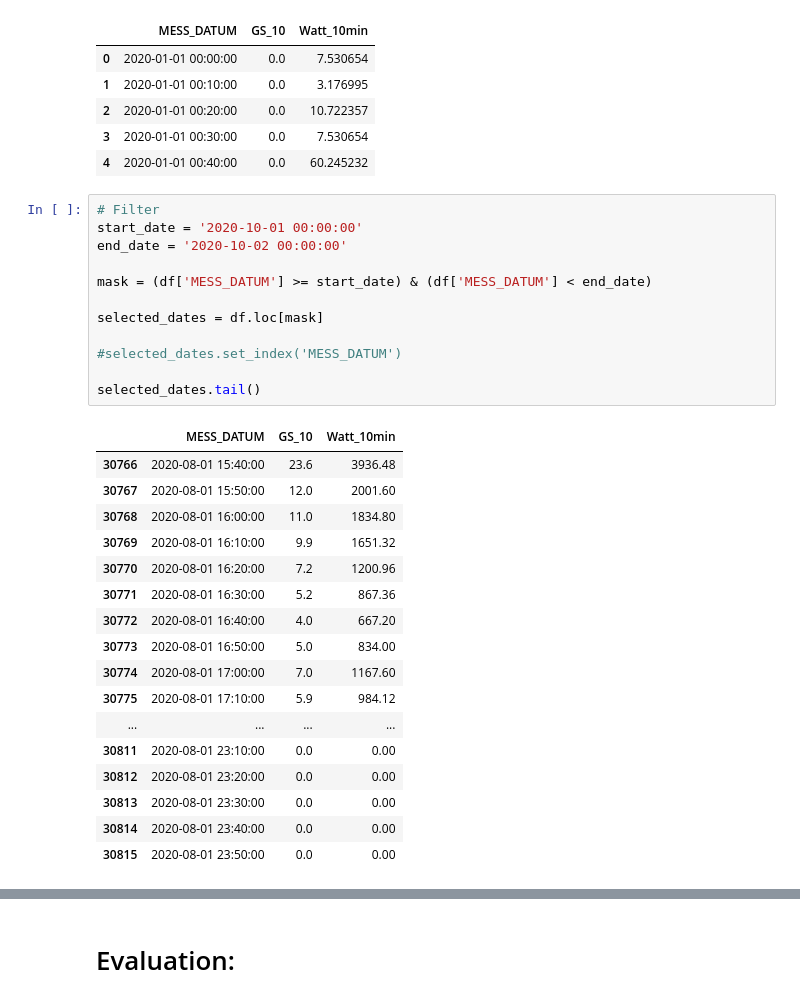
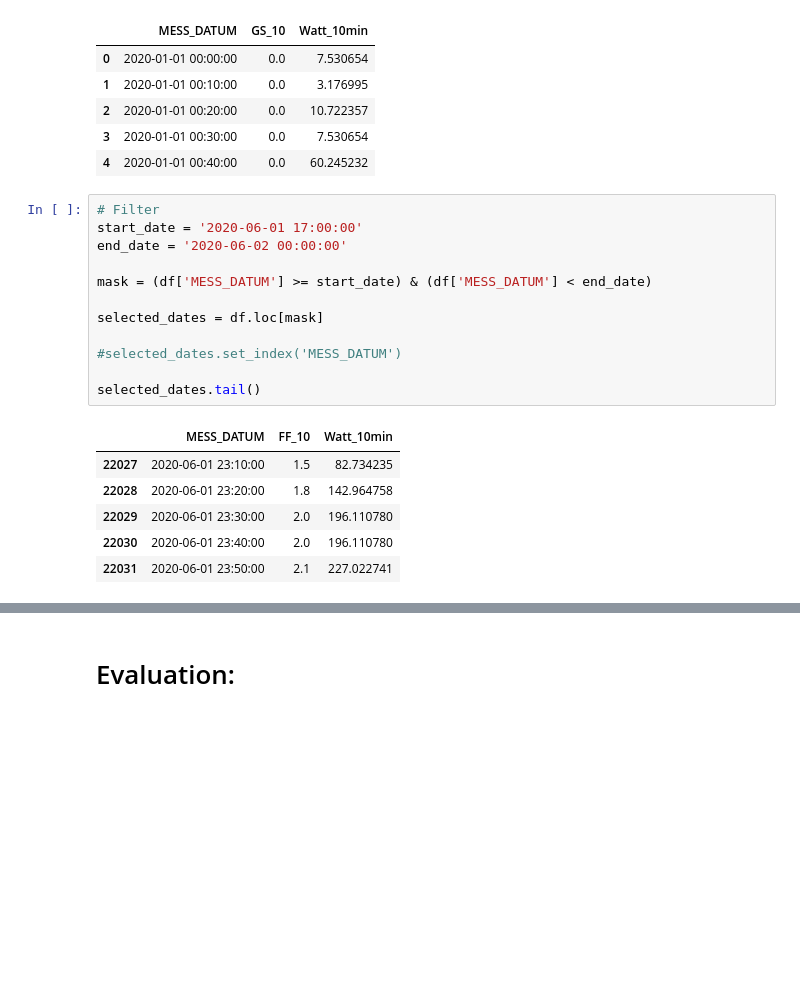
Before and after one commit to 7imo/green-k8s-energy-management, a Jupyter notebook: evaluation/5.2/graphs.ipynb, the cells around one changed output, grey strips where cells are left out. Drawn from its saved outputs; the diff is of its cells as text; blank space fills up the shorter version.

```diff
--- a/evaluation/5.2/graphs.ipynb
+++ b/evaluation/5.2/graphs.ipynb
@@ -69,34 +69,23 @@ mixed.head()
 | 4 | 2020-01-01 00:40:00 | 0.0 | 60.245232 |
 # %%
 # Filter
-start_date = '2020-10-01 00:00:00'
-end_date = '2020-10-02 00:00:00'
+start_date = '2020-06-01 17:00:00'
+end_date = '2020-06-02 00:00:00'
 
 mask = (df['MESS_DATUM'] >= start_date) & (df['MESS_DATUM'] < end_date)
 
 selected_dates = df.loc[mask]
 
 #selected_dates.set_index('MESS_DATUM')
 
 selected_dates.tail()
 # %% [output]
-|  | MESS_DATUM | GS_10 | Watt_10min |
-| 30766 | 2020-08-01 15:40:00 | 23.6 | 3936.48 |
-| 30767 | 2020-08-01 15:50:00 | 12.0 | 2001.60 |
-| 30768 | 2020-08-01 16:00:00 | 11.0 | 1834.80 |
-| 30769 | 2020-08-01 16:10:00 | 9.9 | 1651.32 |
-| 30770 | 2020-08-01 16:20:00 | 7.2 | 1200.96 |
-| 30771 | 2020-08-01 16:30:00 | 5.2 | 867.36 |
-| 30772 | 2020-08-01 16:40:00 | 4.0 | 667.20 |
-| 30773 | 2020-08-01 16:50:00 | 5.0 | 834.00 |
-| 30774 | 2020-08-01 17:00:00 | 7.0 | 1167.60 |
-| 30775 | 2020-08-01 17:10:00 | 5.9 | 984.12 |
-| ... | ... | ... | ... |
-| 30811 | 2020-08-01 23:10:00 | 0.0 | 0.00 |
-| 30812 | 2020-08-01 23:20:00 | 0.0 | 0.00 |
-| 30813 | 2020-08-01 23:30:00 | 0.0 | 0.00 |
-| 30814 | 2020-08-01 23:40:00 | 0.0 | 0.00 |
-| 30815 | 2020-08-01 23:50:00 | 0.0 | 0.00 |
+|  | MESS_DATUM | FF_10 | Watt_10min |
+| 22027 | 2020-06-01 23:10:00 | 1.5 | 82.734235 |
+| 22028 | 2020-06-01 23:20:00 | 1.8 | 142.964758 |
+| 22029 | 2020-06-01 23:30:00 | 2.0 | 196.110780 |
+| 22030 | 2020-06-01 23:40:00 | 2.0 | 196.110780 |
+| 22031 | 2020-06-01 23:50:00 | 2.1 | 227.022741 |
 # %%
 ax = selected_dates.plot(lw=2, colormap='jet', marker='.', markersize=5, title='Wind Output', figsize=(6, 4), x='MESS_DATUM', y='Watt_10min')
 ax.set_xlabel("Time")
```
Also changed, not shown: parts of 1 cell of this notebook, 2 other files.
